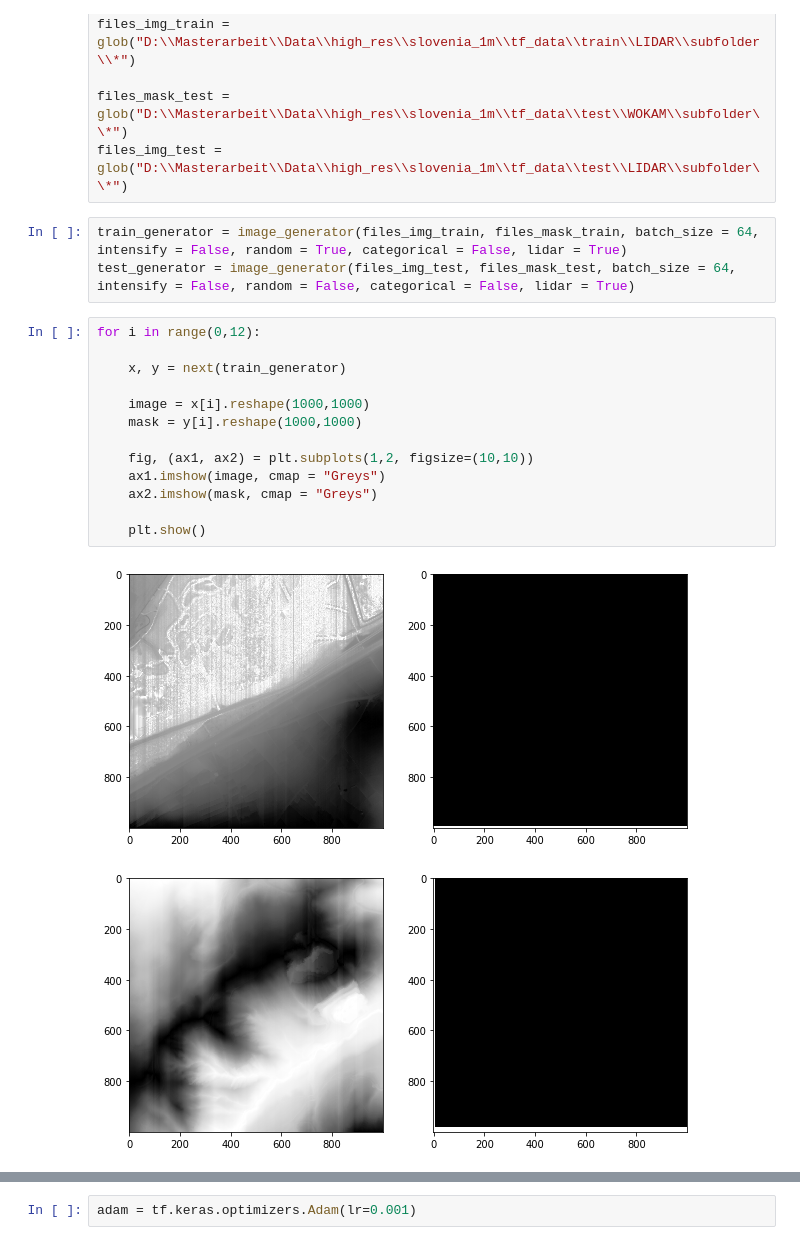
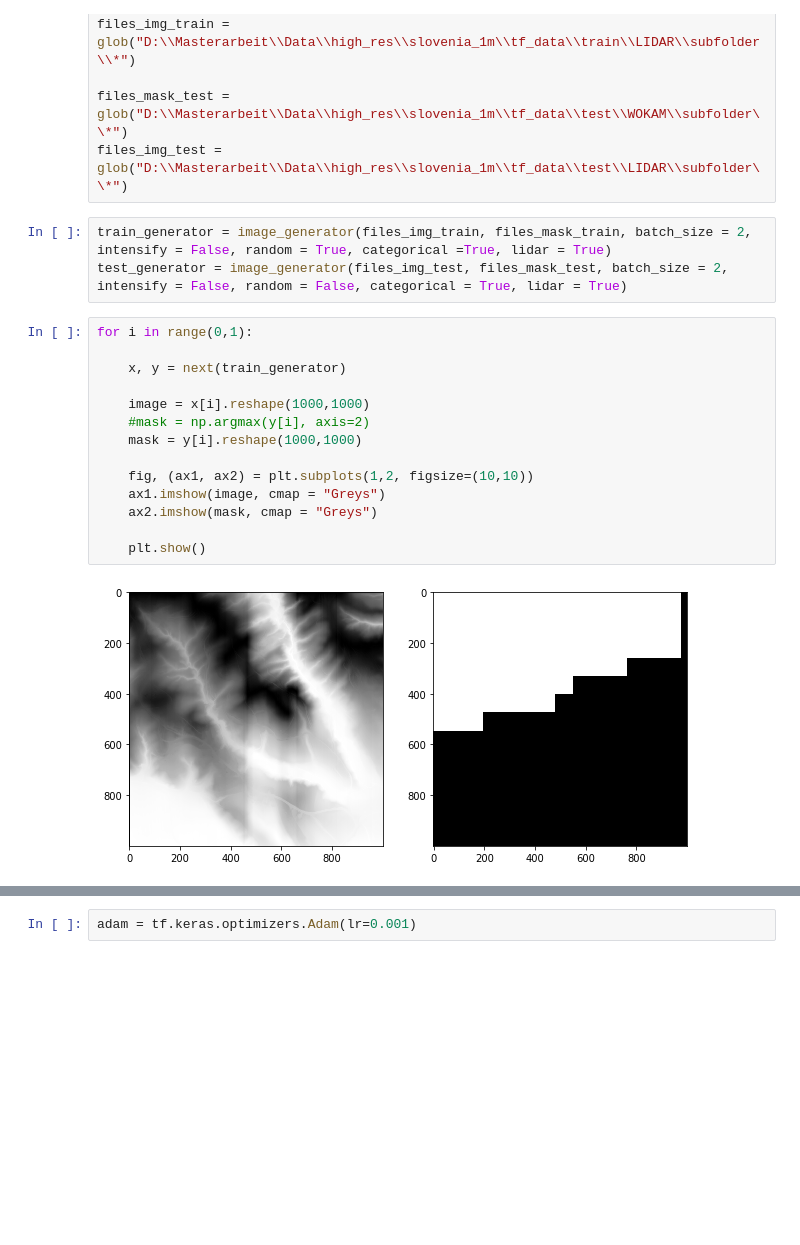
Before and after one commit to ajjdan/Karst-Segmentation-from-DEM, a Jupyter notebook: Training_high_resolution_Slovenia.ipynb, the cells around one changed output, grey strips where cells are left out. Saved outputs shown, nothing was run; the diff lists cells and outputs as text; blank space fills up the shorter version.

```diff
--- a/Training_high_resolution_Slovenia.ipynb
+++ b/Training_high_resolution_Slovenia.ipynb
@@ -56,21 +58,21 @@ files_img_train = glob("D:\\Masterarbeit\\Data\\high_res\\slovenia_1m\\tf_data\\
 files_mask_test = glob("D:\\Masterarbeit\\Data\\high_res\\slovenia_1m\\tf_data\\test\\WOKAM\\subfolder\\*")
 files_img_test = glob("D:\\Masterarbeit\\Data\\high_res\\slovenia_1m\\tf_data\\test\\LIDAR\\subfolder\\*")
 # %%
-train_generator = image_generator(files_img_train, files_mask_train, batch_size = 64, intensify = False, random = True, categorical = False, lidar = True)
-test_generator = image_generator(files_img_test, files_mask_test, batch_size = 64, intensify = False, random = False, categorical = False, lidar = True)
+train_generator = image_generator(files_img_train, files_mask_train, batch_size = 2, intensify = False, random = True, categorical =True, lidar = True)
+test_generator = image_generator(files_img_test, files_mask_test, batch_size = 2, intensify = False, random = False, categorical = True, lidar = True)
 # %%
-for i in range(0,12):
+for i in range(0,1):
 
     x, y = next(train_generator)
 
     image = x[i].reshape(1000,1000)
+    #mask = np.argmax(y[i], axis=2)
     mask = y[i].reshape(1000,1000)
 
     fig, (ax1, ax2) = plt.subplots(1,2, figsize=(10,10))
     ax1.imshow(image, cmap = "Greys")
     ax2.imshow(mask, cmap = "Greys")
 
     plt.show()
 # %% [output]
-[figure, old version]
+[figure, new version]
-[figure, removed]
```
Also changed, not shown: parts of 9 cells of this notebook, 25 other files.
